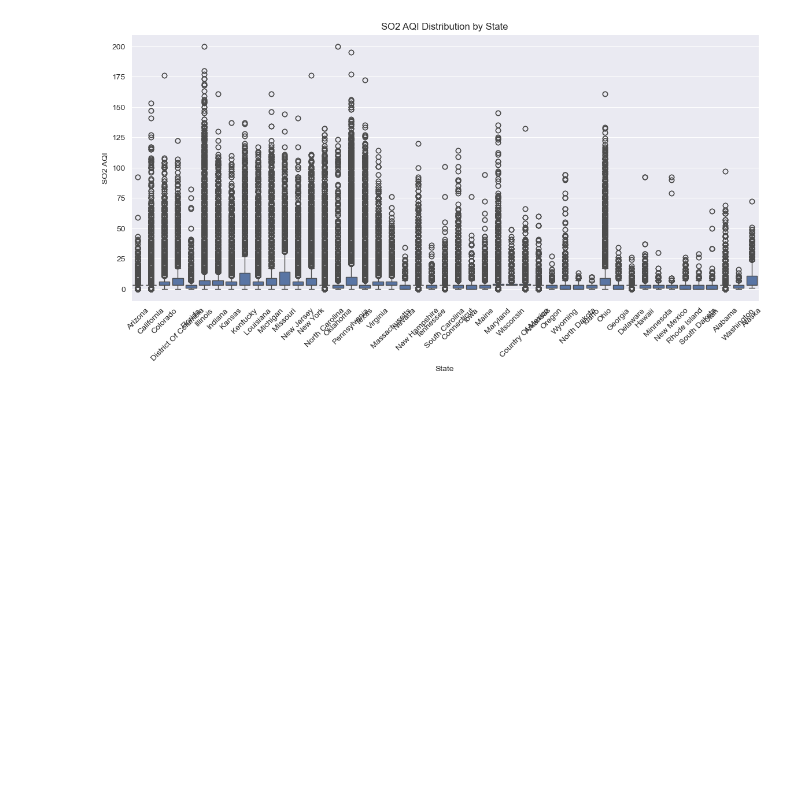
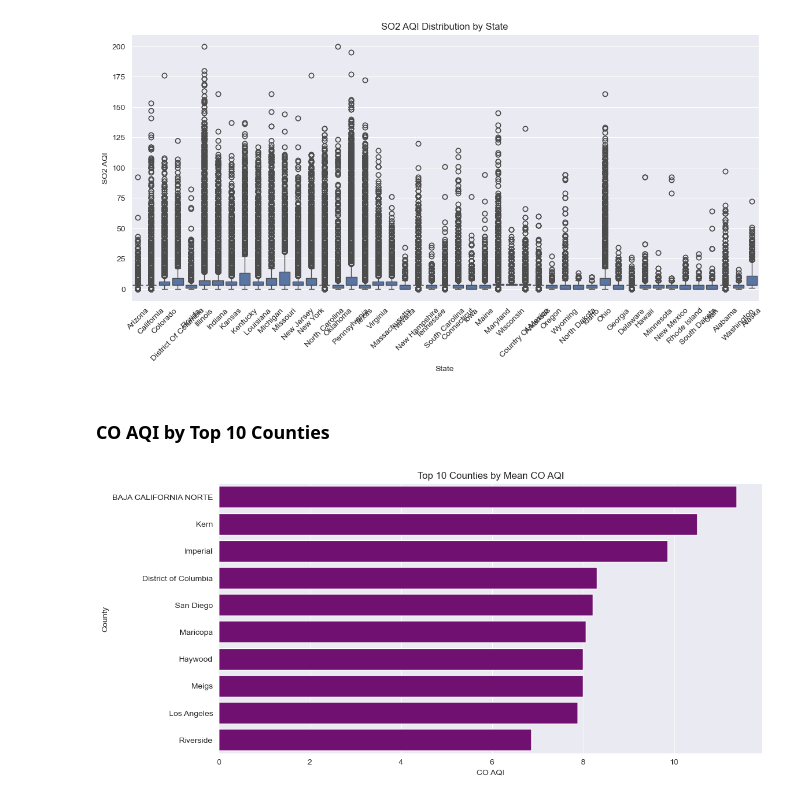
Before and after one commit to aghabidareh/PollutionAnalyzer, a Jupyter notebook: main.ipynb, the cells around one changed output. Cells and saved outputs as stored; diff of their text form; code cells hidden in the pictures; blank space fills up the shorter version.

Commit message:
plot-and-graphs-section-12

```diff
--- a/main.ipynb
+++ b/main.ipynb
@@ -180,3 +180,17 @@ plt.show()
 plt.close()
 # %% [output]
 [figure]
+# %% [markdown]
+### CO AQI by Top 10 Counties
+# %%
+plt.figure(figsize=(12, 6))
+top_counties_co = df.groupby('County')['CO AQI'].mean().nlargest(10)
+sns.barplot(x=top_counties_co.values, y=top_counties_co.index, color='purple')
+plt.title('Top 10 Counties by Mean CO AQI')
+plt.xlabel('CO AQI')
+plt.ylabel('County')
+plt.savefig('plots/top_counties_co_aqi.png')
+plt.show()
+plt.close()
+# %% [output]
+[figure, added]
```
Also changed, not shown: 1 other file.
